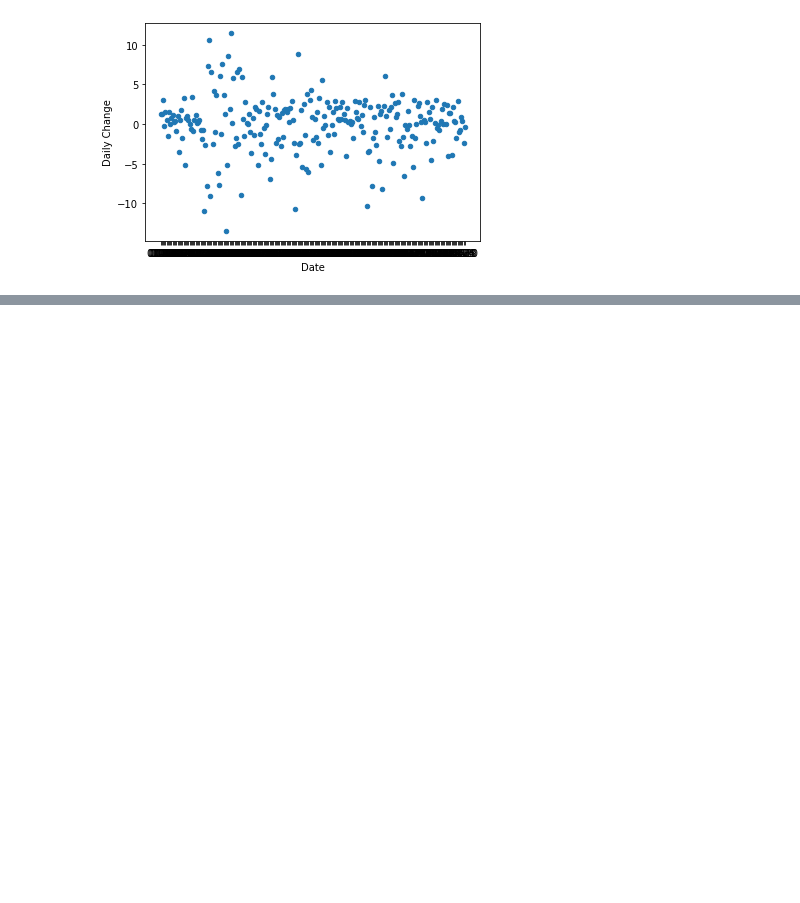
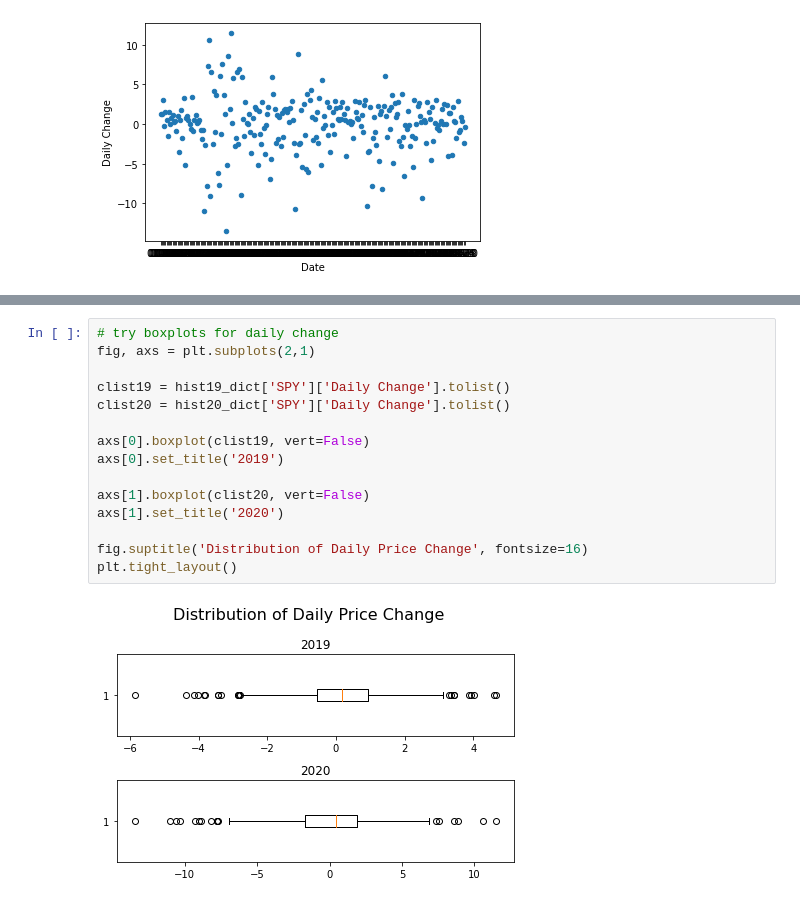
Before and after one commit to dmtiblin/Project-1, a Jupyter notebook: Galen/project 1 test/covid_v_nocovid.ipynb, the cells around one changed output, grey strips where cells are left out. Drawn from its saved outputs; the diff is of its cells as text; blank space fills up the shorter version.

```diff
--- a/Galen/project 1 test/covid_v_nocovid.ipynb
+++ b/Galen/project 1 test/covid_v_nocovid.ipynb
@@ -178,0 +199,17 @@ hist20_dict['SPY'].plot.scatter(x='Date', y='Daily Change')
+# %%
+# try boxplots for daily change
+fig, axs = plt.subplots(2,1)
+
+clist19 = hist19_dict['SPY']['Daily Change'].tolist()
+clist20 = hist20_dict['SPY']['Daily Change'].tolist()
+
+axs[0].boxplot(clist19, vert=False)
+axs[0].set_title('2019')
+
+axs[1].boxplot(clist20, vert=False)
+axs[1].set_title('2020')
+
+fig.suptitle('Distribution of Daily Price Change', fontsize=16)
+plt.tight_layout()
+# %% [output]
+[figure, added]
```
Also changed, not shown: parts of 4 cells of this notebook.
